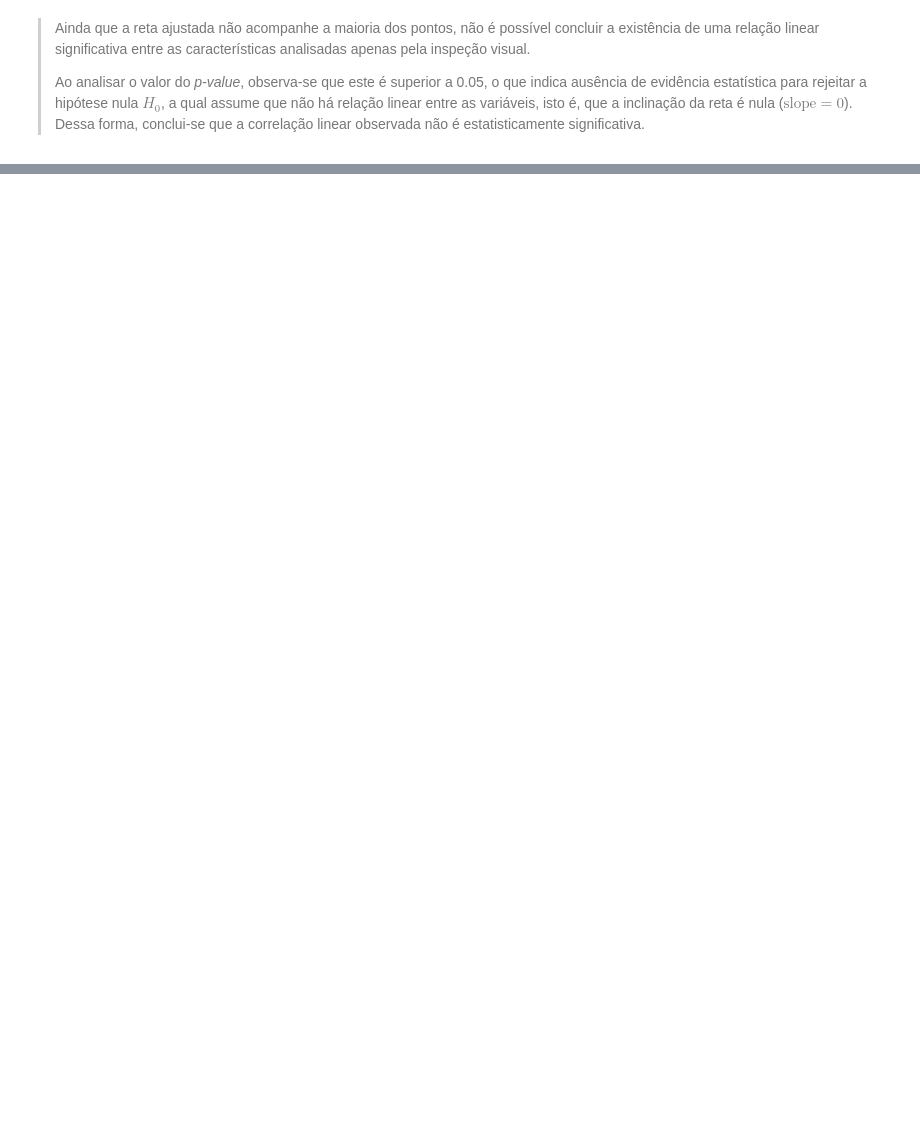
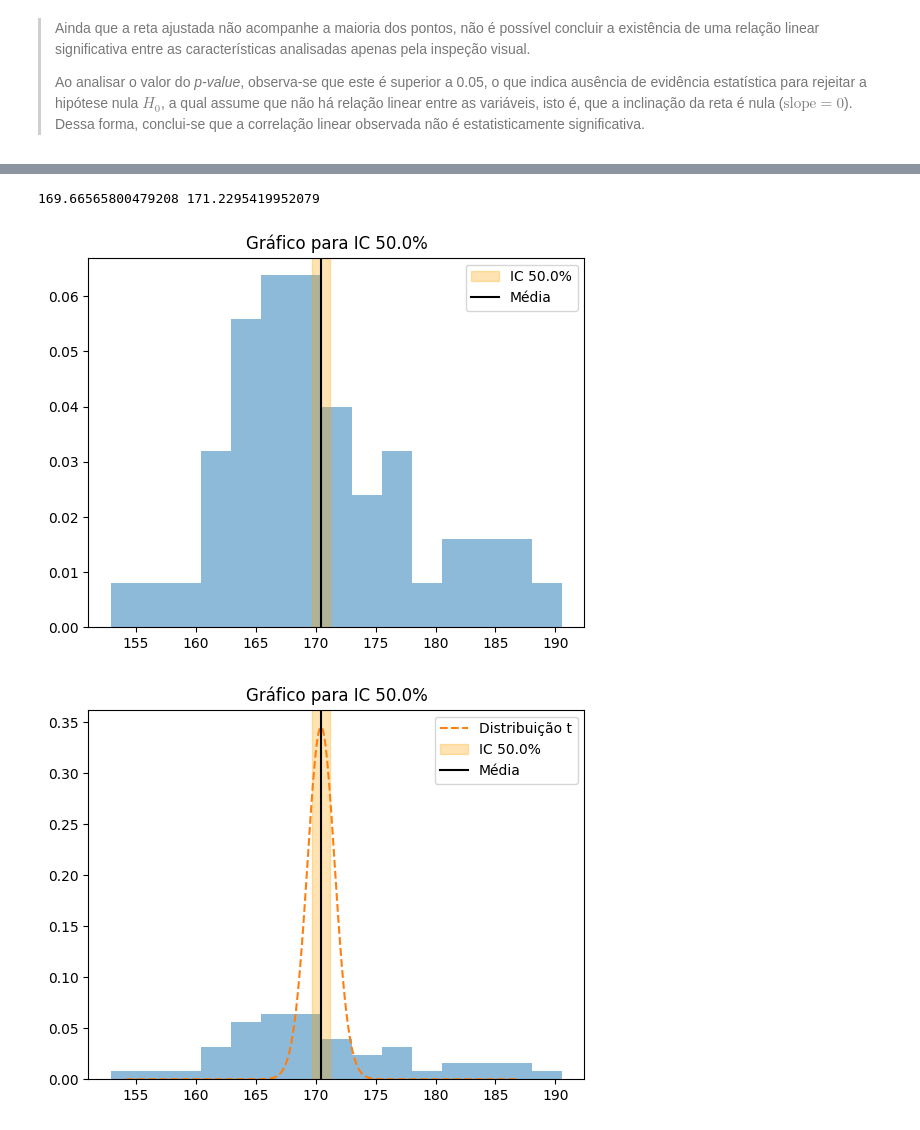
Before and after one commit to Gian-Figueiredo/mat-comp, a Jupyter notebook: cap 2/atv2.ipynb, the cells around one changed output, grey strips where cells are left out. Saved outputs shown, nothing was run; the diff lists cells and outputs as text; code cells hidden in the pictures; blank space fills up the shorter version.

```diff
--- a/cap 2/atv2.ipynb
+++ b/cap 2/atv2.ipynb
@@ -91,0 +134,15 @@ p-value: 0.2761737740683643
+# %%
+def intervalo_confiança(
+        media_amostral : float,
+        desvio_padrao_amostral : float,
+        nivel_confianca: float,
+        graus_liberdade : float,
+        tamanho_amostral : float) -> tuple[float, float]:
+
+    alpha = 1 - nivel_confianca
+    erro_padrao = (desvio_padrao_amostral / np.sqrt(tamanho_amostral))
+
+    t_critico = t.ppf((1 - alpha / 2), graus_liberdade)
+    limite_inferior = media_amostral - t_critico * erro_padrao
+    limite_superior = media_amostral + t_critico * erro_padrao
+    return limite_inferior, limite_superior
@@ -91,0 +155,20 @@ p-value: 0.2761737740683643
+# %%
+def grafico_distribuicao(dados, media, ic_inf, ic_sup, confianca, title : int, t_distri : bool = False):
+    plt.hist(dados, bins=15, density=True, alpha=0.5)
+
+    if t_distri:
+        x_t = np.linspace(media - 2*dp, media + 2*dp, 400)
+        y_t = t.pdf((x_t - media) / (dp / np.sqrt(n)), df= dados.size - 1) / (dp / np.sqrt(n))
+        plt.plot(x_t, y_t, linestyle='--', label="Distribuição t")
+
+    plt.axvspan(ic_inf, ic_sup, alpha=0.3, label=f'IC {confianca}%', color="orange")
+    plt.axvline(media, label='Média', color="black")
+    plt.title(title)
+    plt.legend()
+    plt.show()
+# %%
+nivel_confianca = 0.95
+ic = intervalo_confiança(media, dp, nivel_confianca, graus_liberdade, n)
+print(ic[0], ic[1])
+grafico_distribuicao(altura_alunos, media, ic[0], ic[1], nivel_confianca*100, f"Gráfico para IC {nivel_confianca*100}%")
+grafico_distribuicao(altura_alunos, media, ic[0], ic[1], nivel_confianca*100, f"Gráfico para IC {nivel_confianca*100}%", True)
@@ -91,0 +179,12 @@ p-value: 0.2761737740683643
+# %%
+def mudar_confianca(nivel_confianca):
+    ic = intervalo_confiança(media, dp, nivel_confianca, graus_liberdade, n)
+    print(ic[0], ic[1])
+    grafico_distribuicao(altura_alunos, media, ic[0], ic[1], nivel_confianca*100, f"Gráfico para IC {nivel_confianca*100}%")
+    grafico_distribuicao(altura_alunos, media, ic[0], ic[1], nivel_confianca*100, f"Gráfico para IC {nivel_confianca*100}%", True)
+# %%
+mudar_confianca(0.50)
+# %% [output]
+169.66565800479208 171.2295419952079
+[figure, added]
+[figure, added]
```
Also changed, not shown: parts of 18 cells of this notebook.
